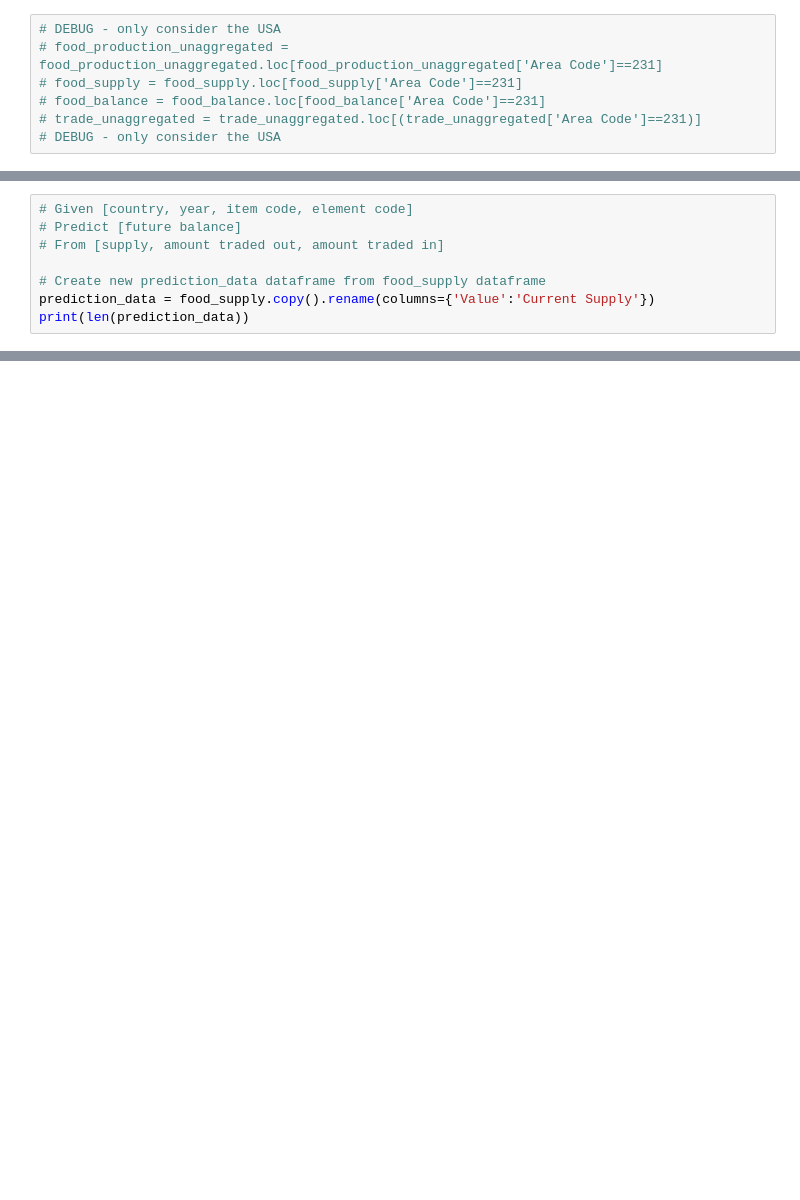
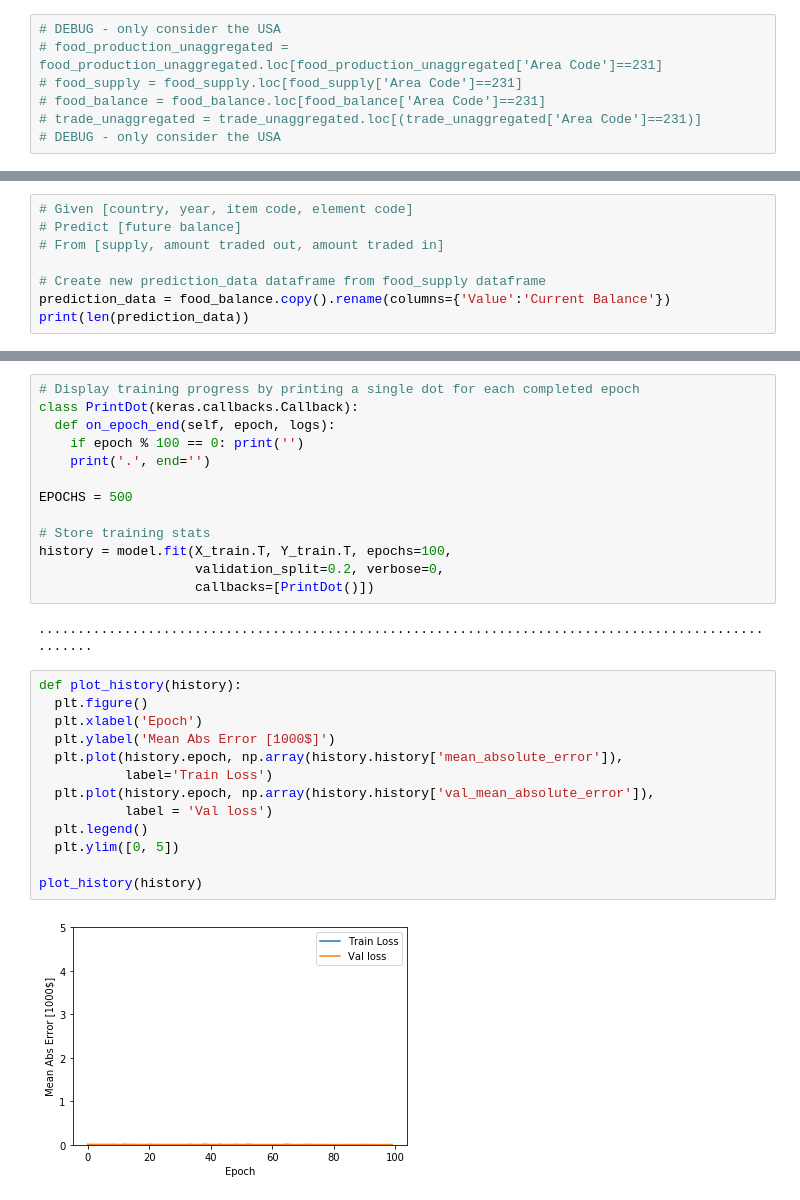
Before and after one commit to mrplants/crime_prediction, a Jupyter notebook: Sean/Data Configure.ipynb, the cells around one changed output, grey strips where cells are left out. Drawn from its saved outputs; the diff is of its cells as text; blank space fills up the shorter version.

```diff
--- a/Sean/Data Configure.ipynb
+++ b/Sean/Data Configure.ipynb
@@ -86,6 +102,6 @@ food_production_unaggregated.head()
 # From [supply, amount traded out, amount traded in]
 
 # Create new prediction_data dataframe from food_supply dataframe
-prediction_data = food_supply.copy().rename(columns={'Value':'Current Supply'})
+prediction_data = food_balance.copy().rename(columns={'Value':'Current Balance'})
 print(len(prediction_data))
 # %% [output]
@@ -175,0 +430,30 @@ prediction_data
+# %%
+# Display training progress by printing a single dot for each completed epoch
+class PrintDot(keras.callbacks.Callback):
+  def on_epoch_end(self, epoch, logs):
+    if epoch % 100 == 0: print('')
+    print('.', end='')
+
+EPOCHS = 500
+
+# Store training stats
+history = model.fit(X_train.T, Y_train.T, epochs=100,
+                    validation_split=0.2, verbose=0,
+                    callbacks=[PrintDot()])
+# %% [output]
+....................................................................................................
+# %%
+def plot_history(history):
+  plt.figure()
+  plt.xlabel('Epoch')
+  plt.ylabel('Mean Abs Error [1000$]')
+  plt.plot(history.epoch, np.array(history.history['mean_absolute_error']),
+           label='Train Loss')
+  plt.plot(history.epoch, np.array(history.history['val_mean_absolute_error']),
+           label = 'Val loss')
+  plt.legend()
+  plt.ylim([0, 5])
+
+plot_history(history)
+# %% [output]
+[figure, added]
```
Also changed, not shown: parts of 26 cells of this notebook, 3 other files.
